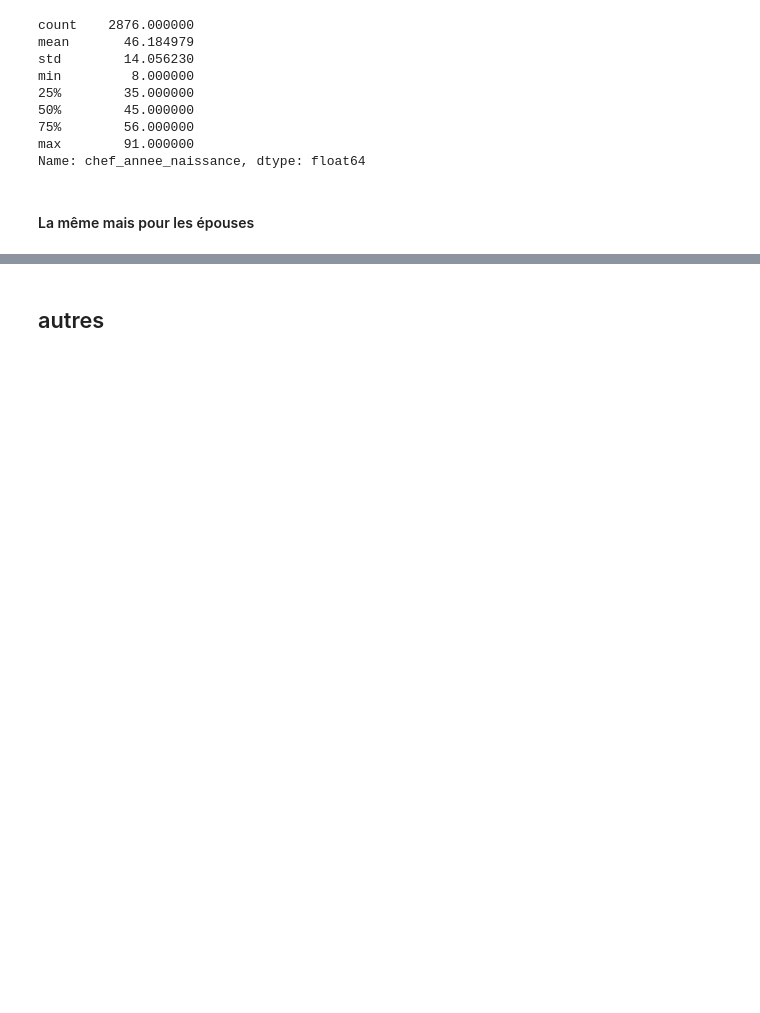
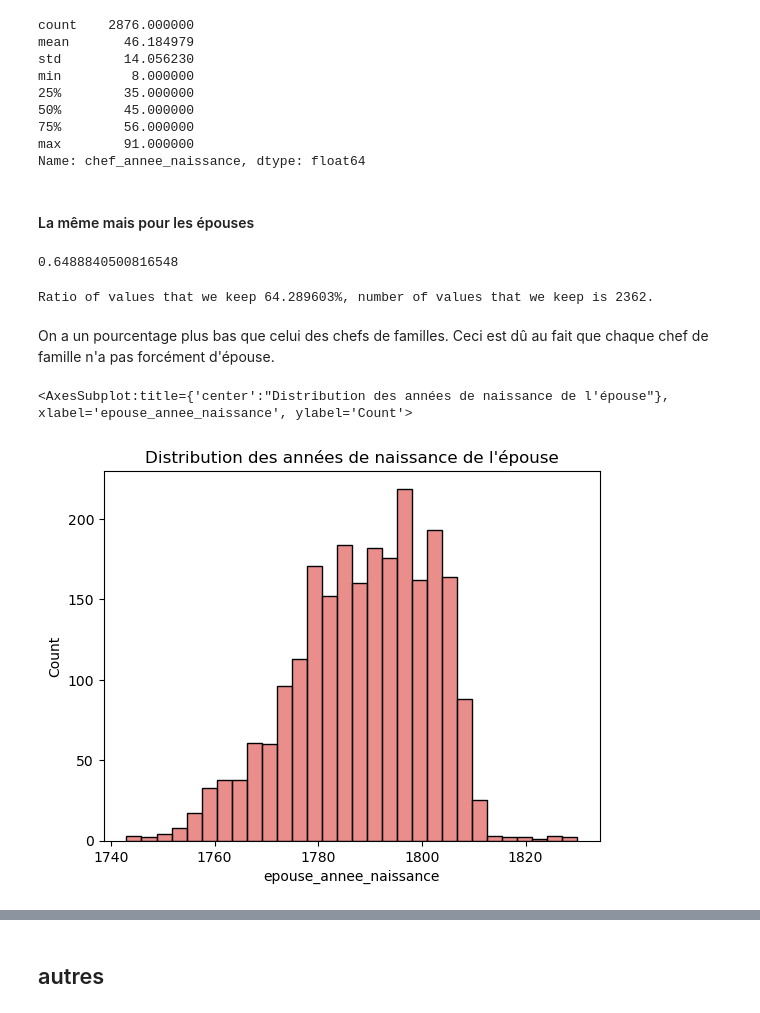
Before and after one commit to ozan-guven/HUM-450-Project, a Jupyter notebook: rec_1832.ipynb, the cells around one changed output, grey strips where cells are left out. Drawn from its saved outputs; the diff is of its cells as text; code cells hidden in the pictures; blank space fills up the shorter version.

```diff
--- a/rec_1832.ipynb
+++ b/rec_1832.ipynb
@@ -299,0 +298,21 @@ Name: chef_annee_naissance, dtype: float64
+# %%
+df_epouses = df[df.epouse_annee_naissance.str.len() == 4]
+df_epouses = df_epouses[df_epouses.epouse_annee_naissance.str.isnumeric()]
+df_epouses.epouse_annee_naissance = df_epouses.epouse_annee_naissance.astype(int)
+# %%
+df_epouses.shape[0] / df.shape[0]
+# %% [output]
+0.6488840500816548
+# %%
+df_epouses = df_epouses[(df_epouses.epouse_annee_naissance < 1832) & (df_epouses.epouse_annee_naissance >= 1732)]
+print(f"Ratio of values that we keep {df_epouses.shape[0] / df.shape[0]:%}, number of values that we keep is {df_epouses.shape[0]}.")
+# %% [output]
+Ratio of values that we keep 64.289603%, number of values that we keep is 2362.
+# %% [markdown]
+On a un pourcentage plus bas que celui des chefs de familles. Ceci est dû au fait que chaque chef de famille n'a pas forcément d'épouse.
+# %%
+plt.title("Distribution des années de naissance de l'épouse")
+sns.histplot(data=df_epouses, x="epouse_annee_naissance", bins=30, color="#e36866")
+# %% [output]
+<AxesSubplot:title={'center':"Distribution des années de naissance de l'épouse"}, xlabel='epouse_annee_naissance', ylabel='Count'>
+[figure, added]
```
Also changed, not shown: parts of 17 cells of this notebook.
